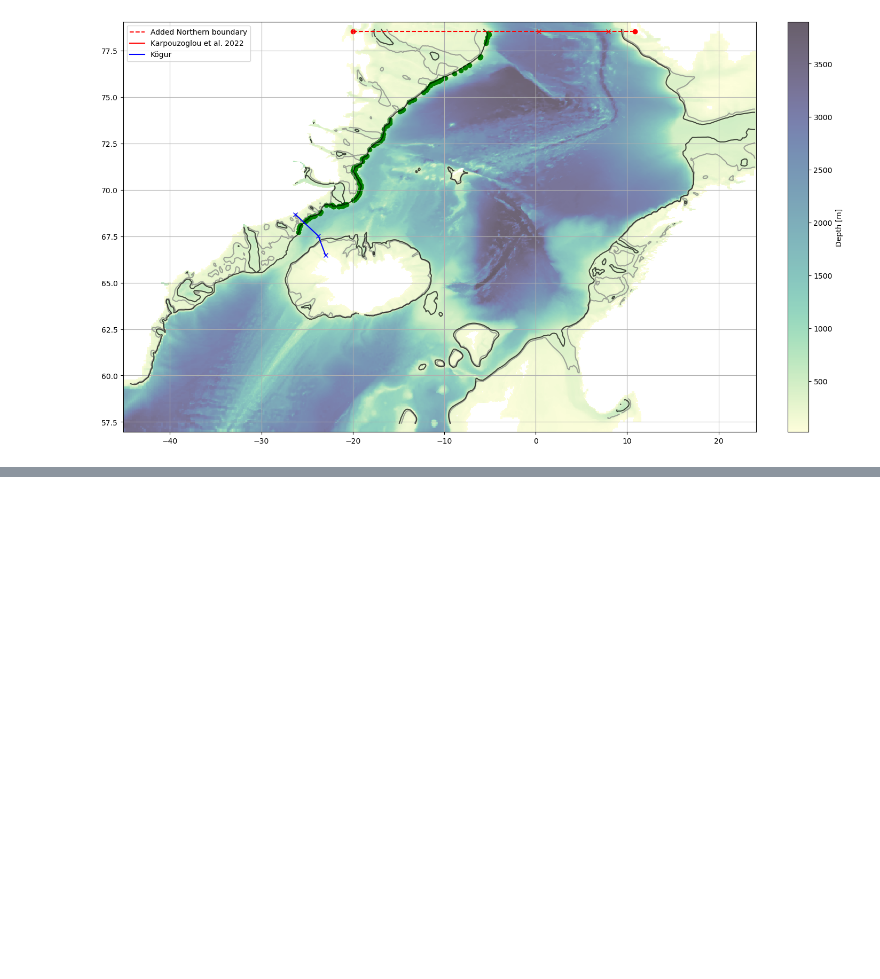
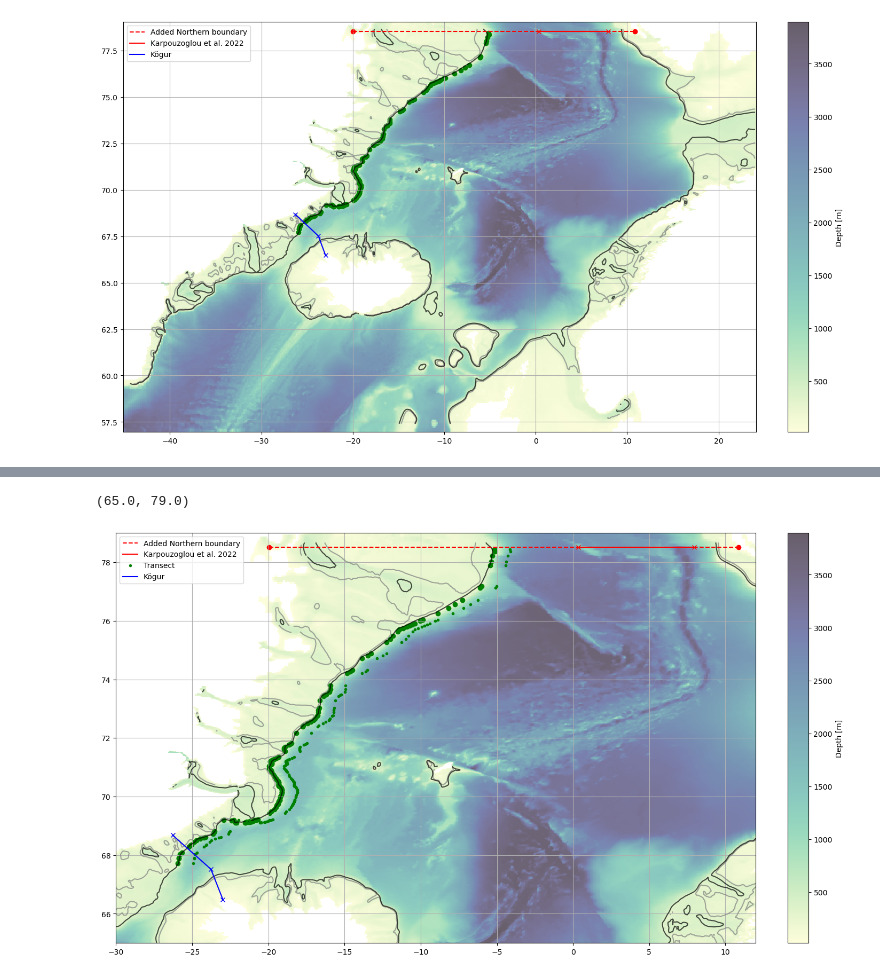
Before and after one commit to EirikKvamme/MScEirik, a Jupyter notebook: FW_budget_domain.ipynb, the cells around one changed output, grey strips where cells are left out. Drawn from its saved outputs; the diff is of its cells as text; code cells hidden in the pictures; blank space fills up the shorter version.

Commit message:
Updated gifs, working on creating perpendicular lines from shelf break

```diff
--- a/FW_budget_domain.ipynb
+++ b/FW_budget_domain.ipynb
@@ -165,0 +210,5 @@ ax.legend()
+# %%
+import ast
+with open("shelfLocation.txt",'r') as f:
+        data = f.read()
+        shelfLocation = ast.literal_eval(data)
@@ -165,0 +235,9 @@ ax.legend()
+# %%
+def calculate_perpendicular(lat1, lon1, lat2, lon2):
+    # Calculate the vector from point 1 to point 2
+    vector = np.array([lat2 - lat1, lon2 - lon1])
+    # Calculate the perpendicular vector
+    perp_vector = np.array([-vector[1], vector[0]])
+    # Normalize the perpendicular vector
+    perp_vector = perp_vector / np.linalg.norm(perp_vector)
+    return perp_vector
@@ -165,0 +325,38 @@ ax.legend()
+# %%
+fig, ax = plt.subplots(figsize=(14,8),layout='constrained')
+mesh = ax.pcolormesh(depth.X,depth.Y,depth,cmap=cmo.deep,alpha=0.7)
+cntr = ax.contour(depth_r.X,depth_r.Y,depth_r,[300],colors='grey',alpha=0.7)
+cntr = ax.contour(depth_r.X,depth_r.Y,depth_r,[400],colors='black',alpha=0.7)
+cbar = fig.colorbar(mesh)
+cbar.set_label('Depth [m]')
+ax.grid()
+
+# North section FS
+ax.plot([north_zonal.X[0],north_zonal.X[-1]],[north_zonal.Y,north_zonal.Y],linestyle='--',color='r',label='Added Northern boundary')
+ax.plot([north_zonal_moor.X[0],north_zonal_moor.X[-1]],[north_zonal_moor.Y,north_zonal_moor.Y],'rx')
+ax.plot([north_zonal_moor.X[0],north_zonal_moor.X[-1]],[north_zonal_moor.Y,north_zonal_moor.Y],'r',label='Karpouzoglou et al. 2022')
+ax.scatter(north_zonal.X[0],north_zonal.Y,color='r')
+ax.scatter(north_zonal.X[-1],north_zonal.Y,color='r')
+
+
+# Meridional Section
+for i in coordinates:
+    ax.scatter(i[0],i[1],color='g')
+# Plot the transect
+transect_lats, transect_lons = zip(*transect_points)
+ax.plot(transect_lons, transect_lats, 'g.', label='Transect')
+
+
+# South section DS Kögur
+# Kögur information
+lats_Kogur = [68.68, 67.52, 66.49]
+lons_Kogur = [-26.28, -23.77, -22.99]
+ax.plot(lons_Kogur,lats_Kogur,'bx')
+ax.plot(lons_Kogur,lats_Kogur,'b',label='Kögur')
+
+ax.legend()
+ax.set_xlim(-30,12)
+ax.set_ylim(65,79)
+# %% [output]
+(65.0, 79.0)
+[figure, added]
```
Also changed, not shown: parts of 4 cells of this notebook, 1 other file.
